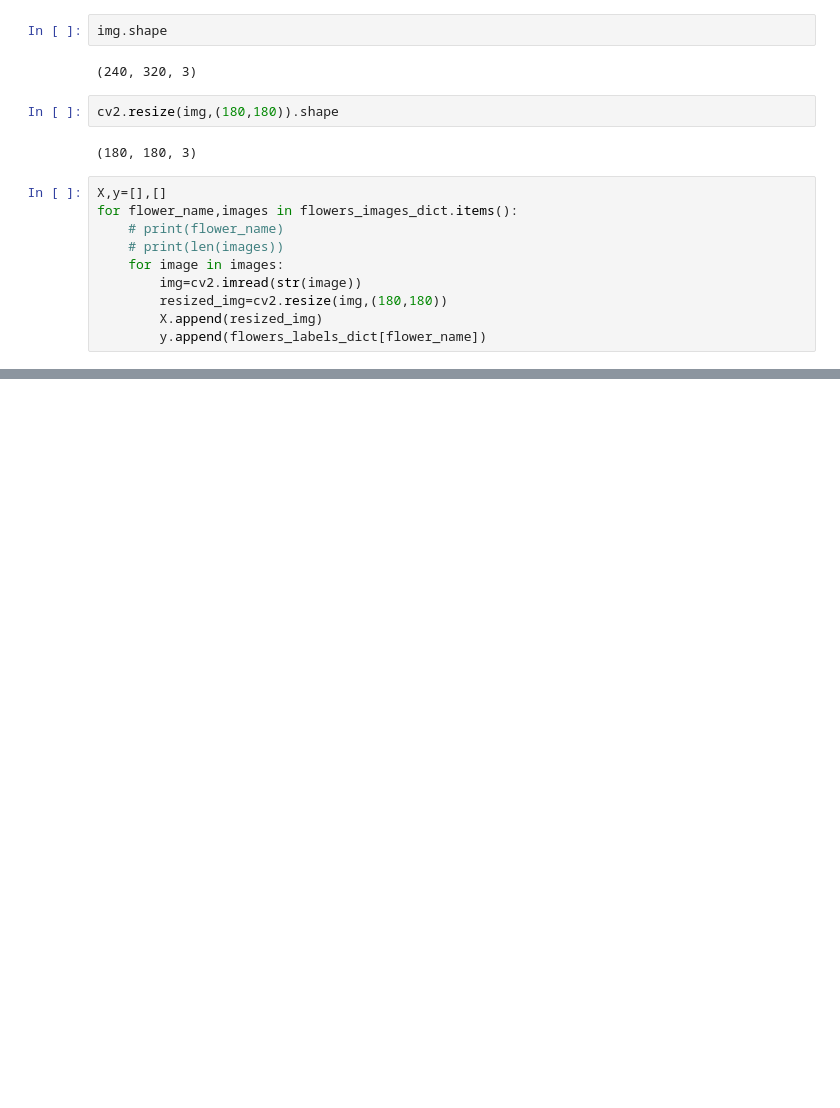
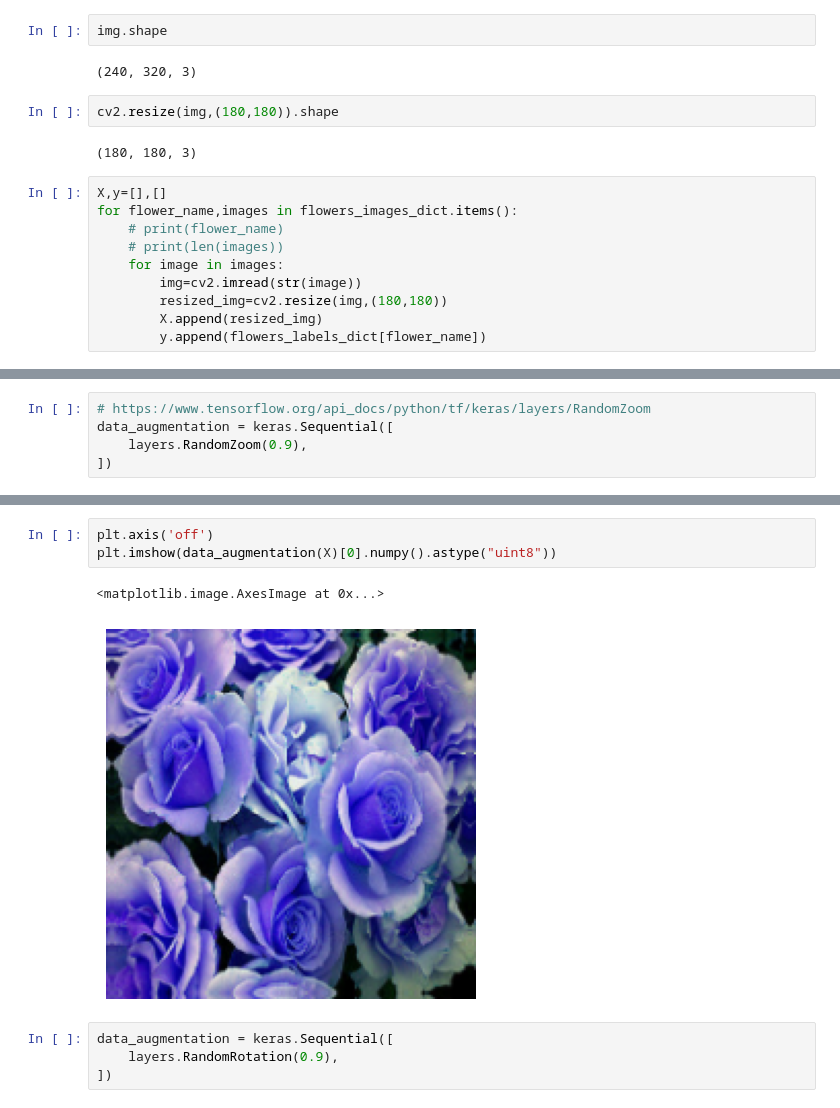
Before and after one commit to robertzengcn/keras-exercise, a Jupyter notebook: 26_data_augmentation/data_augmentation_address_overfiltting.ipynb, the cells around one changed output, grey strips where cells are left out. Saved outputs shown, nothing was run; the diff lists cells and outputs as text; blank space fills up the shorter version.

Commit message:
update data augmentation

```diff
--- a/26_data_augmentation/data_augmentation_address_overfiltting.ipynb
+++ b/26_data_augmentation/data_augmentation_address_overfiltting.ipynb
@@ -167,0 +333,5 @@ for flower_name,images in flowers_images_dict.items():
+# %%
+# https://www.tensorflow.org/api_docs/python/tf/keras/layers/RandomZoom
+data_augmentation = keras.Sequential([
+    layers.RandomZoom(0.9),
+])
@@ -167,0 +366,10 @@ for flower_name,images in flowers_images_dict.items():
+# %%
+plt.axis('off')
+plt.imshow(data_augmentation(X)[0].numpy().astype("uint8"))
+# %% [output]
+<matplotlib.image.AxesImage at 0x...>
+[figure, added]
+# %%
+data_augmentation = keras.Sequential([
+    layers.RandomRotation(0.9),
+])
```
Also changed, not shown: parts of 21 cells of this notebook.
